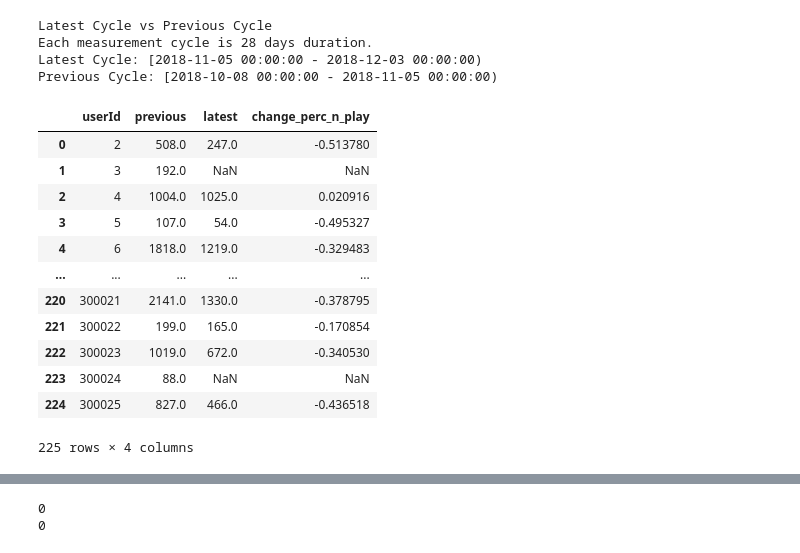
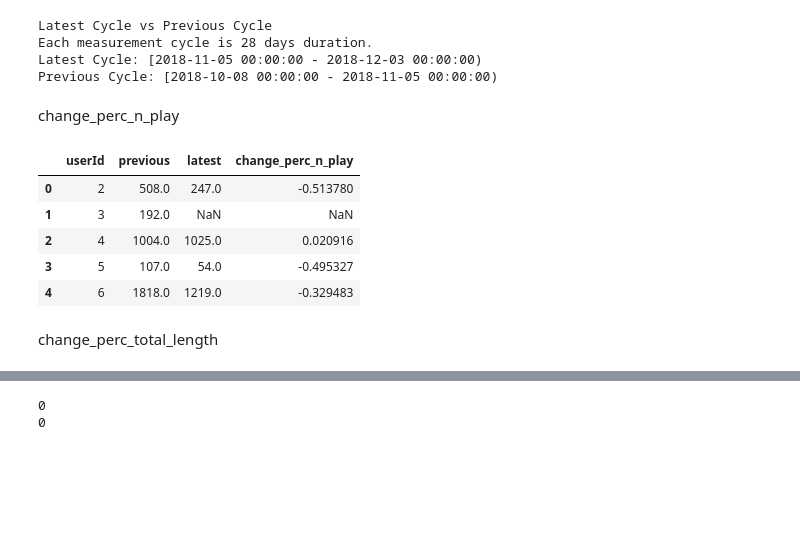
Before and after one commit to gilzero/project_churn_spark, a Jupyter notebook: sparkify_min.ipynb, the cells around one changed output, grey strips where cells are left out. Saved outputs shown, nothing was run; the diff lists cells and outputs as text; code cells hidden in the pictures; blank space fills up the shorter version.

```diff
--- a/sparkify_min.ipynb
+++ b/sparkify_min.ipynb
@@ -643,0 +656,5 @@ df_analytic.head()
+# %%
+# Create a analytic dataset. Metrics dataset for each user. Having all user ids
+
+df_analytic = pd.DataFrame({'userId': all_user_ids})
+df_analytic.head()
@@ -1131,8 +1057,10 @@ Latest Cycle vs Previous Cycle
 Each measurement cycle is 28 days duration.
 Latest Cycle: [2018-11-05 00:00:00 - 2018-12-03 00:00:00)
 Previous Cycle: [2018-10-08 00:00:00 - 2018-11-05 00:00:00)
+# %% [markdown]
+change_perc_n_play
 # %%
-# Change: change_perc_n_play
+# Change: Change of total song play percentage for two periods.
 
 # df[(df.page == 'NextSong') & (df.datetime >= datetime_previous_from) & (df.datetime < datetime_previous_to)].groupby(['userId']).size().reset_index()
 # df[(df.page == 'NextSong') & (df.datetime >= datetime_latest_from) & (df.datetime < datetime_latest_to)].groupby(['userId']).size().reset_index()
@@ -1140,39 +1068,34 @@ Previous Cycle: [2018-10-08 00:00:00 - 2018-11-05 00:00:00)
 
 df_change_perc_n_play = pd.merge(
     left=df_analytic,
     right=df[(df.page == 'NextSong') & (df.datetime >= datetime_previous_from) & (
             df.datetime < datetime_previous_to)].groupby(['userId']).size().reset_index(),
     how='left',
     on='userId'
 )
 
 df_change_perc_n_play = pd.merge(
     left=df_change_perc_n_play,
     right=df[
         (df.page == 'NextSong') & (df.datetime >= datetime_latest_from) & (df.datetime < datetime_latest_to)].groupby(
         ['userId']).size().reset_index(),
     how='left',
     on='userId'
 )
 
 df_change_perc_n_play.columns = ['userId', 'previous', 'latest']
 
 df_change_perc_n_play['change_perc_n_play'] = (df_change_perc_n_play['latest'] - df_change_perc_n_play[
     'previous']) / df_change_perc_n_play['previous']
 
-df_change_perc_n_play
+df_change_perc_n_play.head(5)
 # %% [output]
 |  | userId | previous | latest | change_perc_n_play |
 | 0 | 2 | 508.0 | 247.0 | -0.513780 |
 | 1 | 3 | 192.0 | NaN | NaN |
 | 2 | 4 | 1004.0 | 1025.0 | 0.020916 |
 | 3 | 5 | 107.0 | 54.0 | -0.495327 |
 | 4 | 6 | 1818.0 | 1219.0 | -0.329483 |
-| ... | ... | ... | ... | ... |
-| 220 | 300021 | 2141.0 | 1330.0 | -0.378795 |
-| 221 | 300022 | 199.0 | 165.0 | -0.170854 |
-| 222 | 300023 | 1019.0 | 672.0 | -0.340530 |
-| 223 | 300024 | 88.0 | NaN | NaN |
-| 224 | 300025 | 827.0 | 466.0 | -0.436518 |
-225 rows × 4 columns
+# %% [markdown]
+change_perc_total_length
 # %%
```
Also changed, not shown: parts of 124 cells of this notebook.
